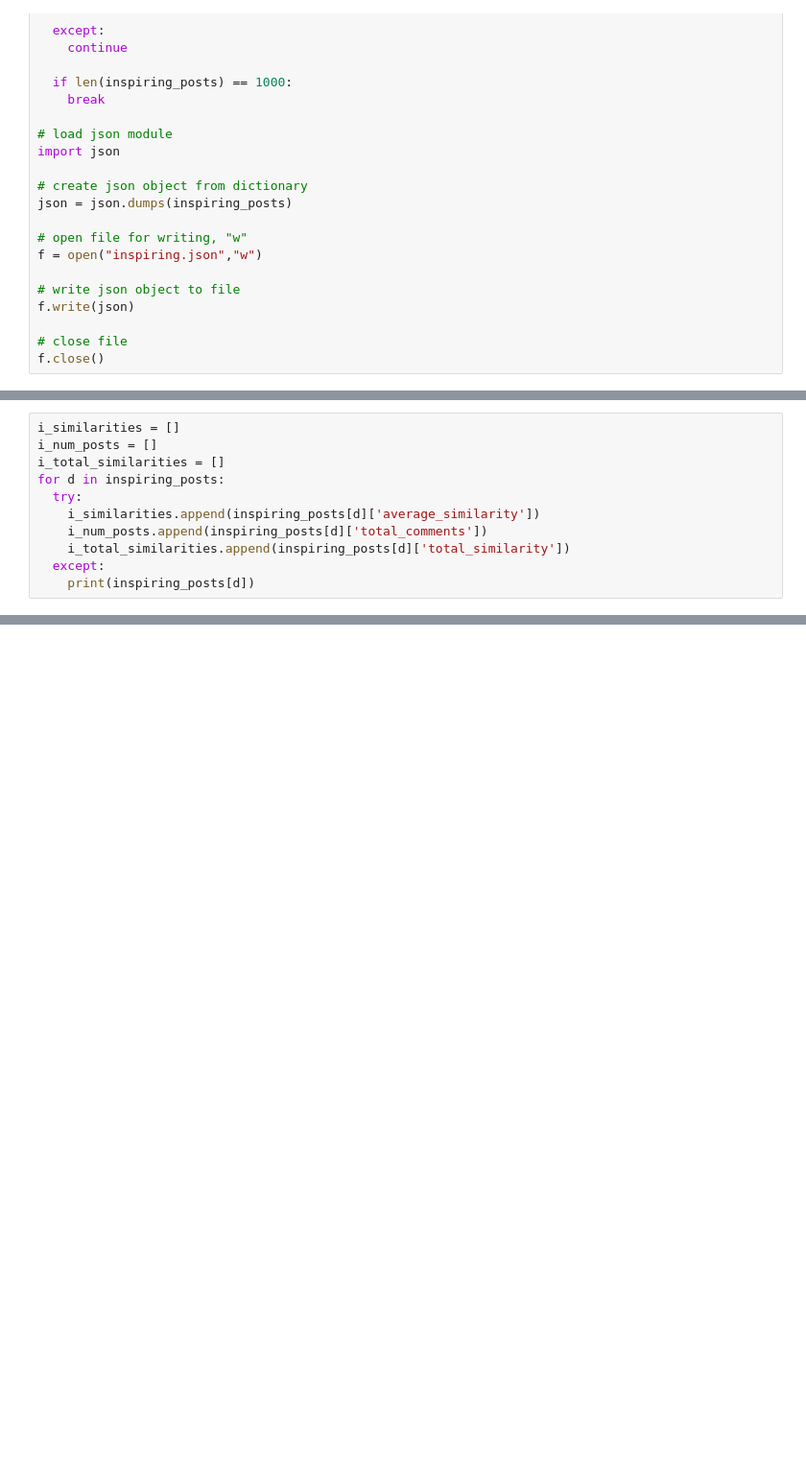
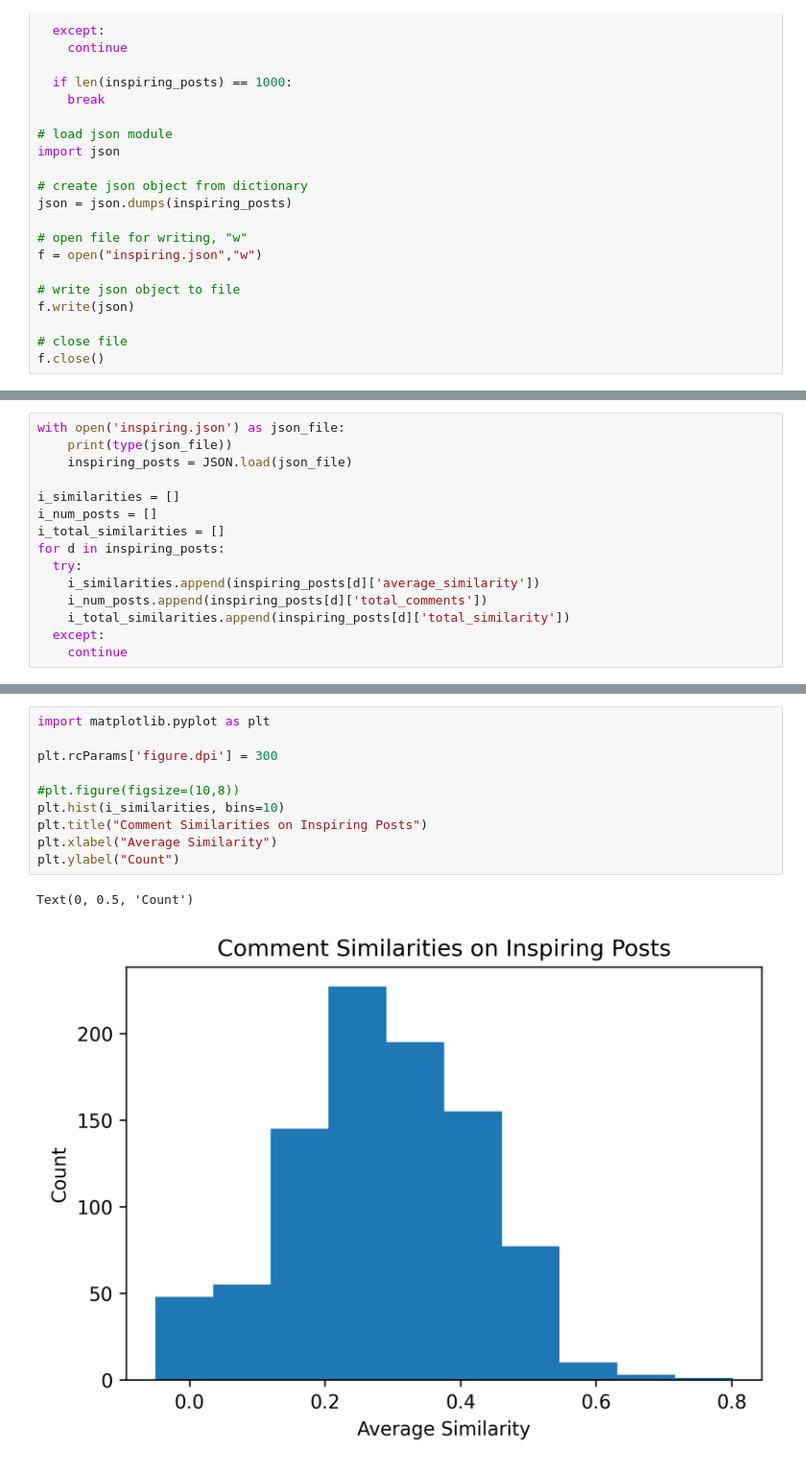
Before and after one commit to d141/Contagious-Inspiration, a Jupyter notebook: Train_Inspiration.ipynb, the cells around one changed output, grey strips where cells are left out. Shown at 96% size. Saved outputs shown, nothing was run; the diff lists cells and outputs as text; blank space fills up the shorter version.

```diff
--- a/Train_Inspiration.ipynb
+++ b/Train_Inspiration.ipynb
@@ -1640,4 +1605,8 @@ files.download('not_inspiring.json')
 # %%
+with open('inspiring.json') as json_file:
+    print(type(json_file))
+    inspiring_posts = JSON.load(json_file)
+
 i_similarities = []
 i_num_posts = []
 i_total_similarities = []
@@ -1647,4 +1616,4 @@ for d in inspiring_posts:
     i_num_posts.append(inspiring_posts[d]['total_comments'])
     i_total_similarities.append(inspiring_posts[d]['total_similarity'])
   except:
-    print(inspiring_posts[d])
+    continue
@@ -1726,0 +1660,13 @@ sns.violinplot(x='num posts', y='similarity', data=df)
+# %%
+import matplotlib.pyplot as plt
+
+plt.rcParams['figure.dpi'] = 300
+
+#plt.figure(figsize=(10,8))
+plt.hist(i_similarities, bins=10)
+plt.title("Comment Similarities on Inspiring Posts")
+plt.xlabel("Average Similarity")
+plt.ylabel("Count")
+# %% [output]
+Text(0, 0.5, 'Count')
+[figure, added]
```
Also changed, not shown: parts of 62 cells of this notebook.
